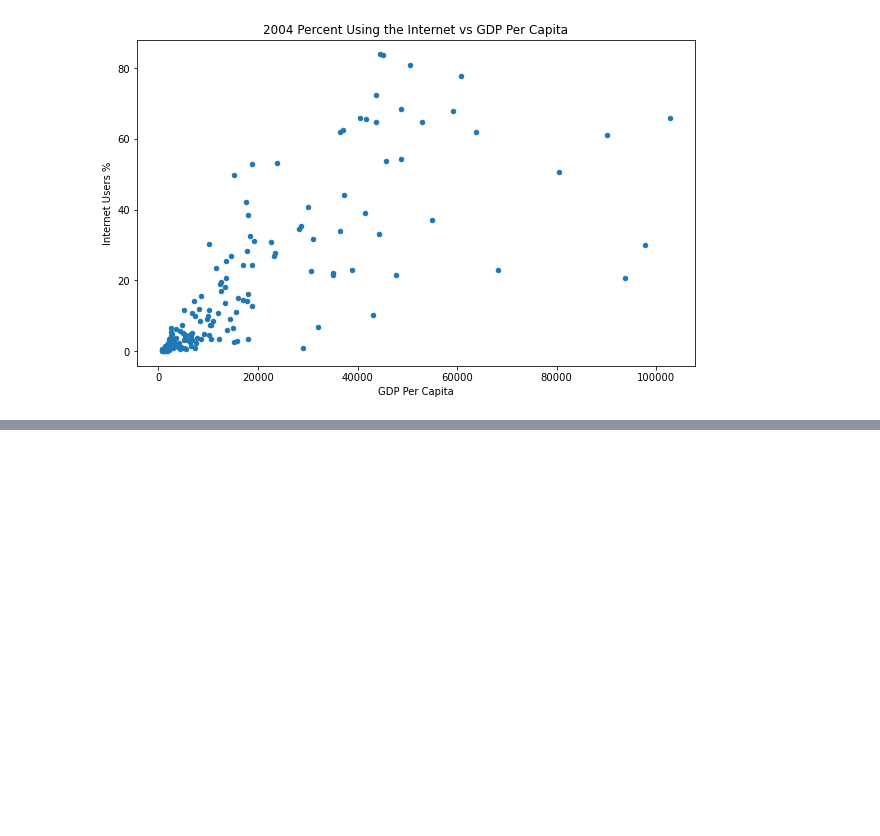
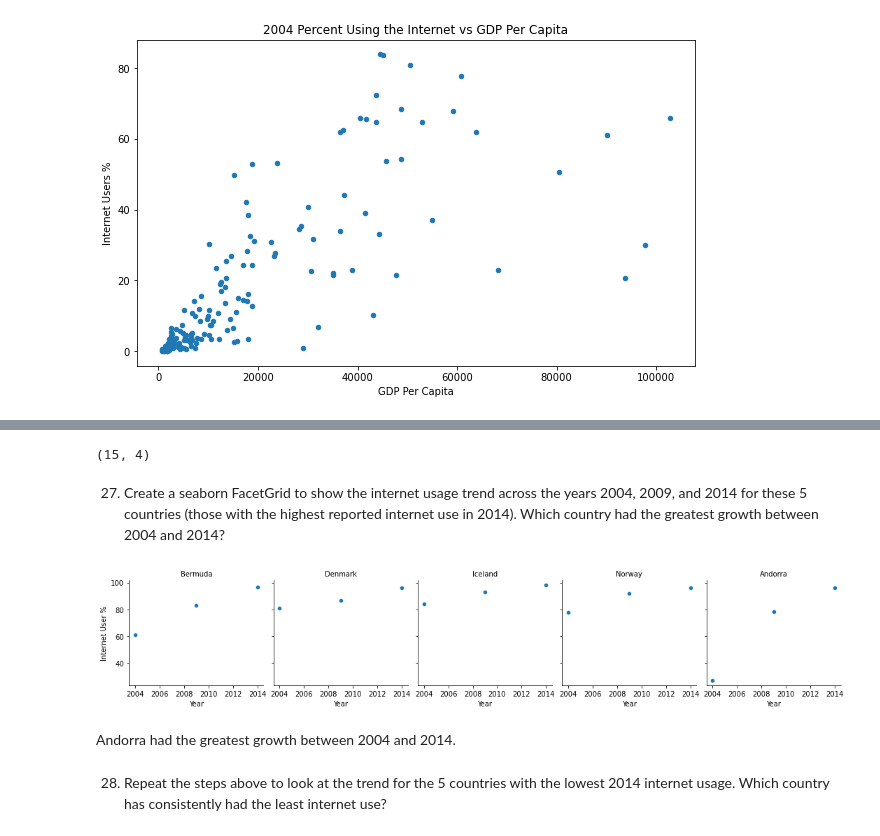
Before and after one commit to latestnight/gdp-and-internet-usage-latestnight, a Jupyter notebook: UN_Data.ipynb, the cells around one changed output, grey strips where cells are left out. Saved outputs shown, nothing was run; the diff lists cells and outputs as text; code cells hidden in the pictures; blank space fills up the shorter version.

Commit message:
Final polished MVP. Added axis labels and new titles to FacetGrid plots

```diff
--- a/UN_Data.ipynb
+++ b/UN_Data.ipynb
@@ -802,0 +634,17 @@ It seems unusual for Central African Republic's GDP per Capita to be trending up
+# %%
+top_5_internet.shape
+# %% [output]
+(15, 4)
+# %% [markdown]
+27.	Create a seaborn FacetGrid to show the internet usage trend across the years 2004, 2009, and 2014 for these 5 countries (those with the highest reported internet use in 2014). Which country had the greatest growth between 2004 and 2014?
+# %%
+top5fg = sns.FacetGrid(top_5_internet, col = 'Country')
+top5fg.map(sns.scatterplot,  'Year', 'Internet_Users_Pct')
+top5fg.set_axis_labels("Year", "Internet User %")
+top5fg.set_titles(col_template="{col_name}");
+# %% [output]
+[figure, added]
+# %% [markdown]
+Andorra had the greatest growth between 2004 and 2014.
+# %% [markdown]
+28.	Repeat the steps above to look at the trend for the 5 countries with the lowest 2014 internet usage. Which country has consistently had the least internet use?
```
Also changed, not shown: parts of 91 cells of this notebook.
